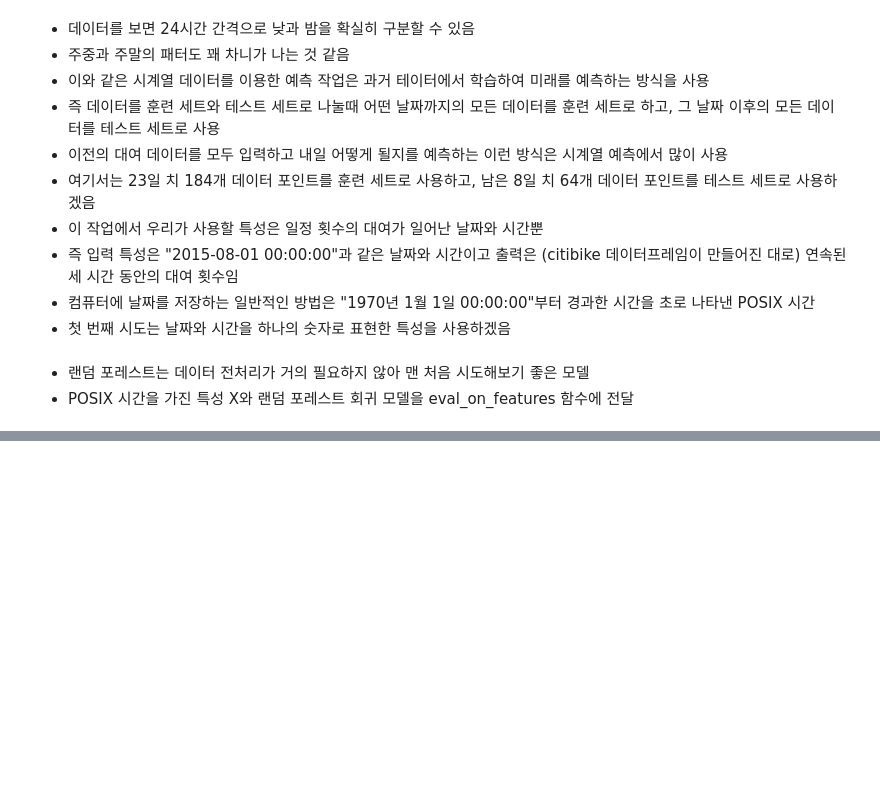
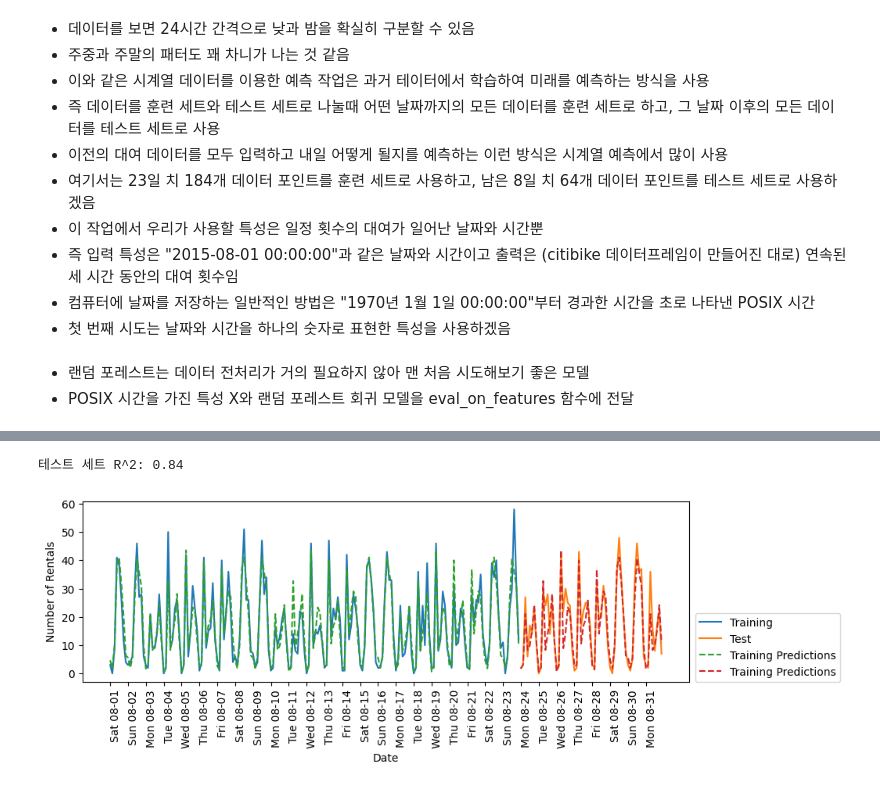
Before and after one commit to haribo09876/MachineLearning, a Jupyter notebook: 04. DataExpressionAndFeatureEngineering/01. DataExpressionAndFeatureEngineering.ipynb, the cells around one changed output, grey strips where cells are left out. Saved outputs shown, nothing was run; the diff lists cells and outputs as text; code cells hidden in the pictures; blank space fills up the shorter version.

```diff
--- a/04. DataExpressionAndFeatureEngineering/01. DataExpressionAndFeatureEngineering.ipynb
+++ b/04. DataExpressionAndFeatureEngineering/01. DataExpressionAndFeatureEngineering.ipynb
@@ -1015,0 +1041,8 @@ regressor = RandomForestRegressor(n_estimators=100, random_state=0)
+# %%
+# R^2이 훨씬 나아졌지만 주간 패턴은 예측하지 못하는 것으로 보임
+# 요일 정보도 추가. 시간과 요일 특성을 사용해 만든 랜덤 포레스트의 예측
+X_hour_week = np.hstack([citibike.index.dayofweek.values.reshape(-1, 1), citibike.index.hour.values.reshape(-1, 1)])
+eval_on_features(X_hour_week, y, regressor)
+# %% [output]
+테스트 세트 R^2: 0.84
+[figure, added]
```
Also changed, not shown: parts of 15 cells of this notebook, 1 other file.
